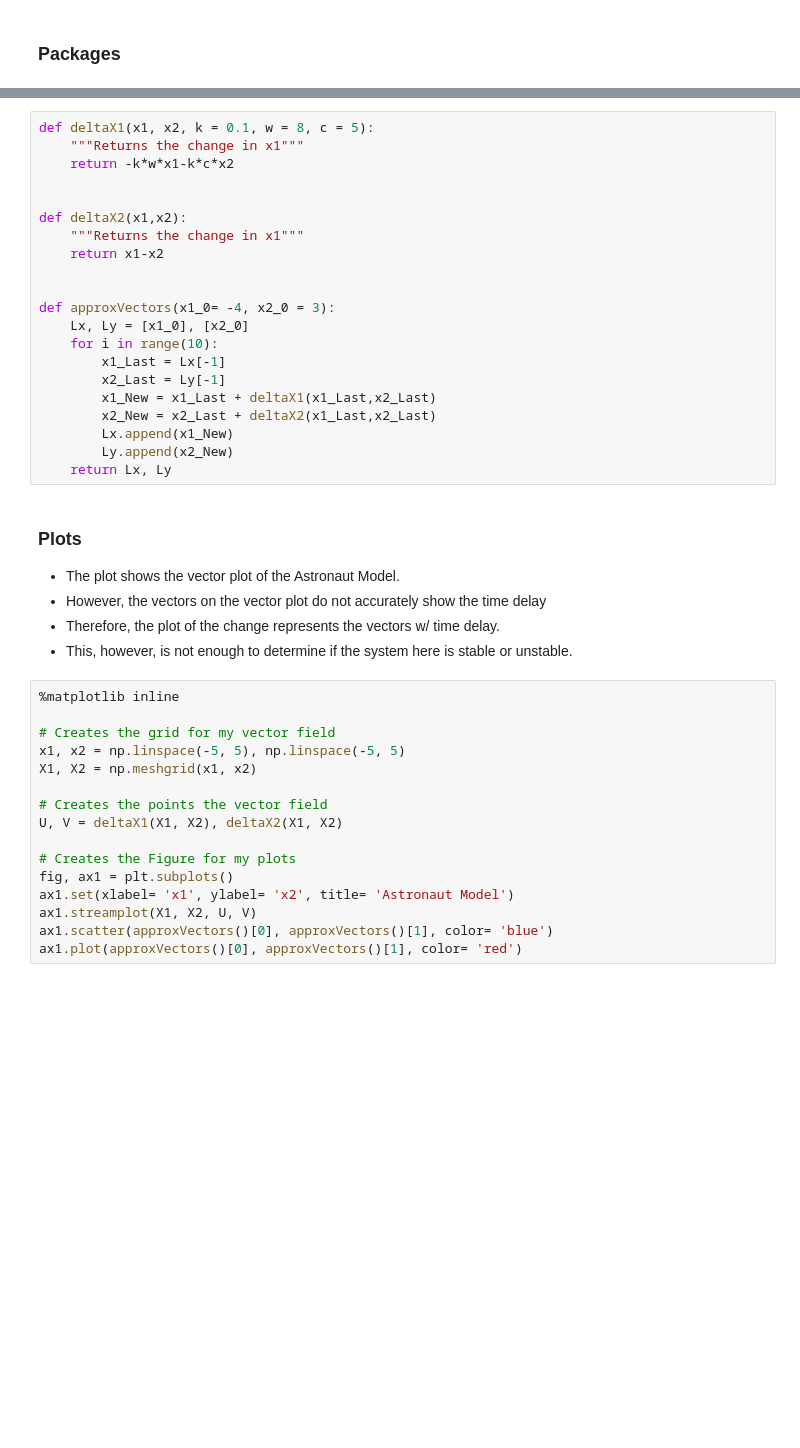
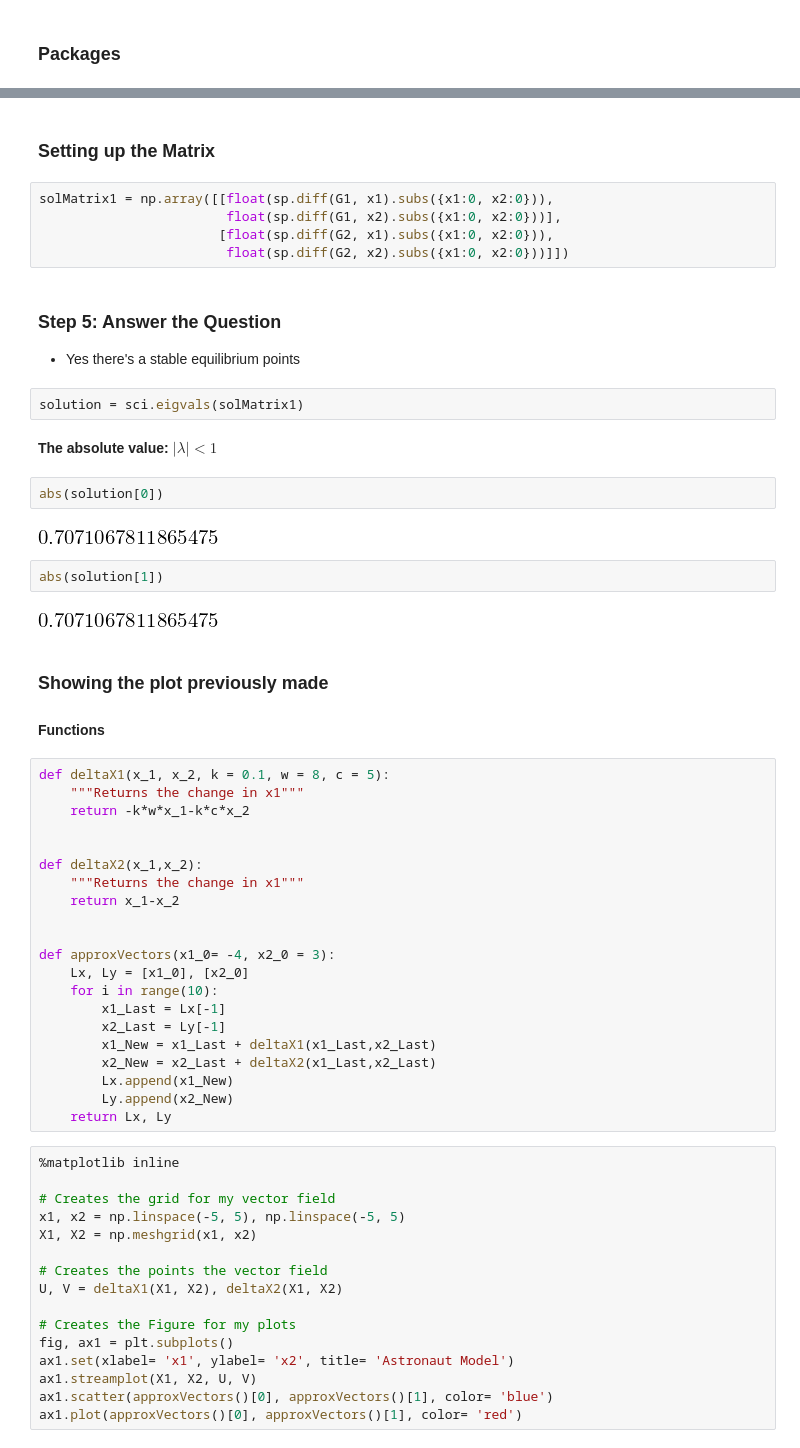
Before and after one commit to cbamedjonekou/cbamedjonekou.github.io, a Jupyter notebook: Labs/MAT 4880-D692 (Math Modeling II)/MAT 4880-D692 (Math Modeling II) Astronaut Problem 2_.ipynb, the cells around one changed output, grey strips where cells are left out. Saved outputs shown, nothing was run; the diff lists cells and outputs as text; blank space fills up the shorter version.

```diff
--- a/Labs/MAT 4880-D692 (Math Modeling II)/MAT 4880-D692 (Math Modeling II) Astronaut Problem 2_.ipynb
+++ b/Labs/MAT 4880-D692 (Math Modeling II)/MAT 4880-D692 (Math Modeling II) Astronaut Problem 2_.ipynb
@@ -74,12 +125,40 @@ c = 0
+# %% [markdown]
+### Setting up the Matrix
+# %%
+solMatrix1 = np.array([[float(sp.diff(G1, x1).subs({x1:0, x2:0})),
+                        float(sp.diff(G1, x2).subs({x1:0, x2:0}))],
+                       [float(sp.diff(G2, x1).subs({x1:0, x2:0})),
+                        float(sp.diff(G2, x2).subs({x1:0, x2:0}))]])
+# %% [markdown]
+### Step 5: Answer the Question
+
+* Yes there's a stable equilibrium points
+# %%
+solution = sci.eigvals(solMatrix1)
+# %% [markdown]
+**The absolute value: $|\lambda| < 1$**
+# %%
+abs(solution[0])
+# %% [output]
+[figure, added]
+# %%
+abs(solution[1])
+# %% [output]
+[figure, added]
+# %% [markdown]
+### Showing the plot previously made
+
+
+#### Functions
 # %%
-def deltaX1(x1, x2, k = 0.1, w = 8, c = 5):
+def deltaX1(x_1, x_2, k = 0.1, w = 8, c = 5):
     """Returns the change in x1"""
-    return -k*w*x1-k*c*x2
+    return -k*w*x_1-k*c*x_2
 
 
-def deltaX2(x1,x2):
+def deltaX2(x_1,x_2):
     """Returns the change in x1"""
-    return x1-x2
+    return x_1-x_2
 
 
 def approxVectors(x1_0= -4, x2_0 = 3):
@@ -92,13 +171,6 @@ def approxVectors(x1_0= -4, x2_0 = 3):
         Lx.append(x1_New)
         Ly.append(x2_New)
     return Lx, Ly
-# %% [markdown]
-### Plots
-
-* The plot shows the vector plot of the Astronaut Model.
-* However, the vectors on the vector plot do not accurately show the time delay
-* Therefore, the plot of the change represents the vectors w/ time delay.
-* This, however, is not enough to determine if the system here is stable or unstable.
 # %%
 %matplotlib inline
 
```
Also changed, not shown: parts of 14 cells of this notebook, 4 other files.
